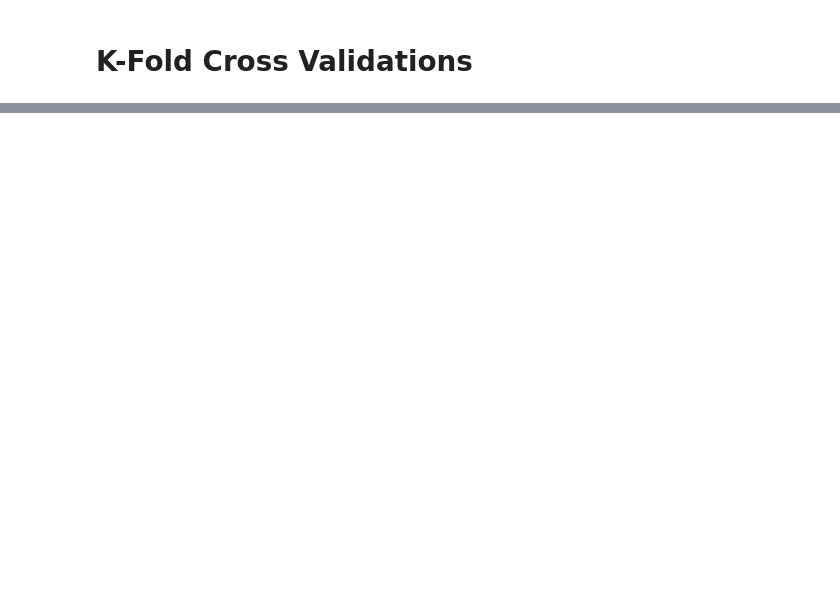
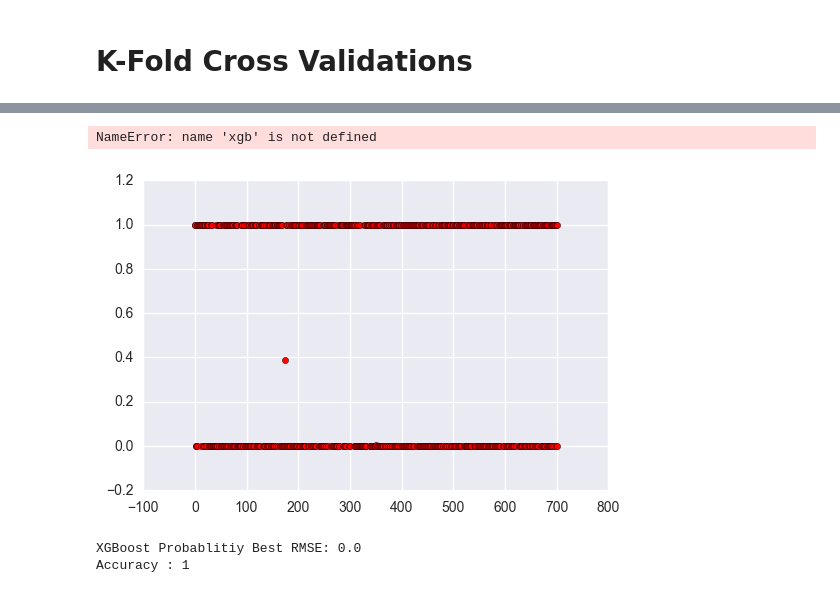
Before and after one commit to LolopoPro/PattsPapas, a Jupyter notebook: DataAnalysis.ipynb, the cells around one changed output, grey strips where cells are left out. Cells and saved outputs as stored; diff of their text form; code cells hidden in the pictures; blank space fills up the shorter version.

```diff
--- a/DataAnalysis.ipynb
+++ b/DataAnalysis.ipynb
@@ -535,0 +403,14 @@ Average score:
+# %%
+atotal = np.vstack([adata1, adata2, adata3])
+
+ar412e = adata1[adata1.Type.isin(['r412e'])].reset_index(drop=True)
+ar4f2e = adata1[adata1.Type.isin(['r4f2e'])].reset_index(drop=True)
+abranchloads = adata1[adata1.Type.isin(['branch-loads'])].reset_index(drop=True)
+abranchmisses = adata1[adata1.Type.isin(['branch-load-misses'])].reset_index(drop=True)
+afaults = adata1[adata1.Type.isin(['faults'])].reset_index(drop=True)
+adtlbload = adata2[adata2.Type.isin(['dTLB-load-misses'])].reset_index(drop=True)
+adtlbstore = adata2[adata2.Type.isin(['dTLB-store-misses'])].reset_index(drop=True)
+al1load = adata2[adata2.Type.isin(['L1-dcache-load-misses'])].reset_index(drop=True)
+al1store = adata3[adata3.Type.isin(['L1-dcache-store-misses'])].reset_index(drop=True)
+al1prefetch = adata3[adata3.Type.isin(['L1-dcache-prefetch-misses'])].reset_index(drop=True)
+al1icacheload = adata3[adata3.Type.isin(['L1-icache-load-misses'])].reset_index(drop=True)
@@ -535,0 +581,39 @@ Average score:
+# %%
+msk = np.random.rand(len(total_data)) < 0.8
+train = total_data[msk].reset_index(drop=True)
+test = total_data[~msk].reset_index(drop=True)
+
+X_train = train.ix[:,0:10]
+y_train = train.ix[:,10]
+
+X_test = test.ix[:,0:10]
+y_test = test.ix[:,10]
+
+X_train = X_train.astype(np.int64)
+X_test = X_test.astype(np.int64)
+# %%
+xgbmodel = xgb.XGBClassifier()
+xgbmodel.fit(X_train,y_train)
+
+pred_prob = xgbmodel.predict_proba(X_test)
+pred_prob = pred_prob[:,1]
+
+score = mean_squared_error(y_test, pred_prob)
+print("XGBoost Probabilityy Best RMSE: {}".format(np.sqrt(score).mean()))
+# %% [output]
+NameError: name 'xgb' is not defined
+# %%
+plt.figure()
+plt.scatter(range(0,len(pred_prob)), pred_prob, c='r')
+plt.show()
+# %% [output]
+[figure, added]
+# %%
+pred = xgbmodel.predict(X_test)
+score = mean_squared_error(y_test, pred)
+
+print("XGBoost Probablitiy Best RMSE: {}".format(np.sqrt(score).mean()))
+print "Accuracy : %.4g" % metrics.accuracy_score(y_test.values, pred)
+# %% [output]
+XGBoost Probablitiy Best RMSE: 0.0
+Accuracy : 1
```
Also changed, not shown: parts of 59 cells of this notebook.
